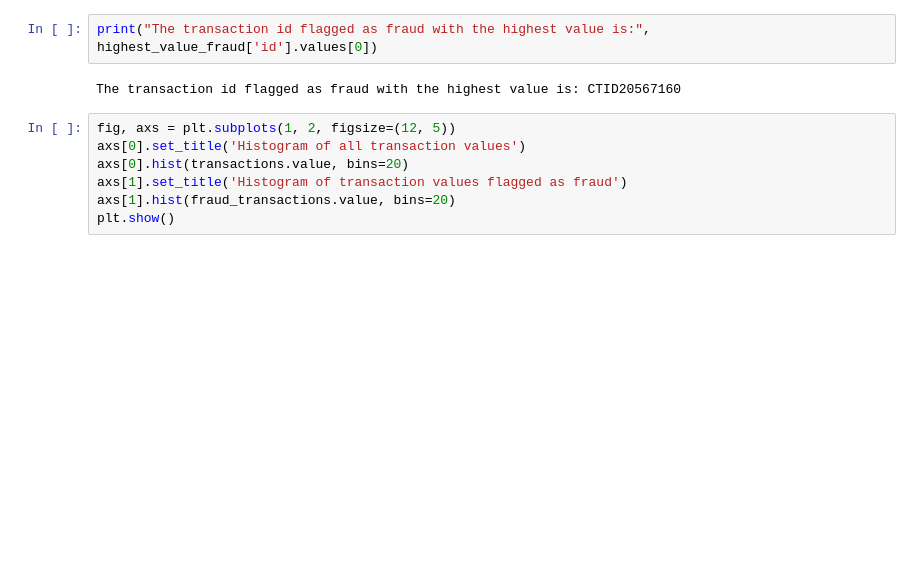
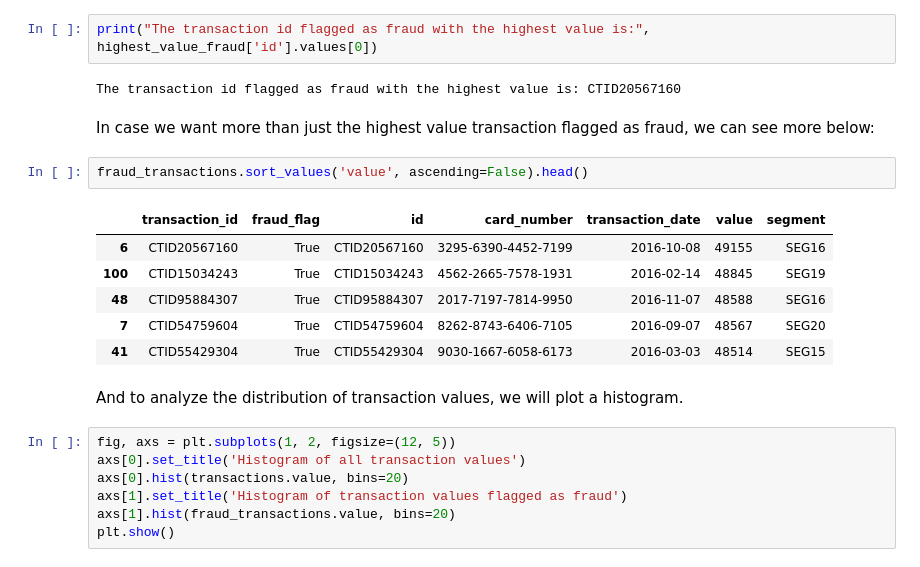
Before and after one commit to RenanNunes/data-intern-challenge, a Jupyter notebook: Case.ipynb, the cells around one changed output. Drawn from its saved outputs; the diff is of its cells as text; blank space fills up the shorter version.

Commit message:
Added more transactions on exercise 1.3 and alternative SQL code. Reviewed some texts

```diff
--- a/Case.ipynb
+++ b/Case.ipynb
@@ -204,6 +204,19 @@ highest_value_fraud
 print("The transaction id flagged as fraud with the highest value is:", highest_value_fraud['id'].values[0])
 # %% [output]
 The transaction id flagged as fraud with the highest value is: CTID20567160
+# %% [markdown]
+In case we want more than just the highest value transaction flagged as fraud, we can see more below:
+# %%
+fraud_transactions.sort_values('value', ascending=False).head()
+# %% [output]
+|  | transaction_id | fraud_flag | id | card_number | transaction_date | value | segment |
+| 6 | CTID20567160 | True | CTID20567160 | 3295-6390-4452-7199 | 2016-10-08 | 49155 | SEG16 |
+| 100 | CTID15034243 | True | CTID15034243 | 4562-2665-7578-1931 | 2016-02-14 | 48845 | SEG19 |
+| 48 | CTID95884307 | True | CTID95884307 | 2017-7197-7814-9950 | 2016-11-07 | 48588 | SEG16 |
+| 7 | CTID54759604 | True | CTID54759604 | 8262-8743-6406-7105 | 2016-09-07 | 48567 | SEG20 |
+| 41 | CTID55429304 | True | CTID55429304 | 9030-1667-6058-6173 | 2016-03-03 | 48514 | SEG15 |
+# %% [markdown]
+And to analyze the distribution of transaction values, we will plot a histogram.
 # %%
 fig, axs = plt.subplots(1, 2, figsize=(12, 5))
 axs[0].set_title('Histogram of all transaction values')
```
Also changed, not shown: parts of 6 cells of this notebook.
